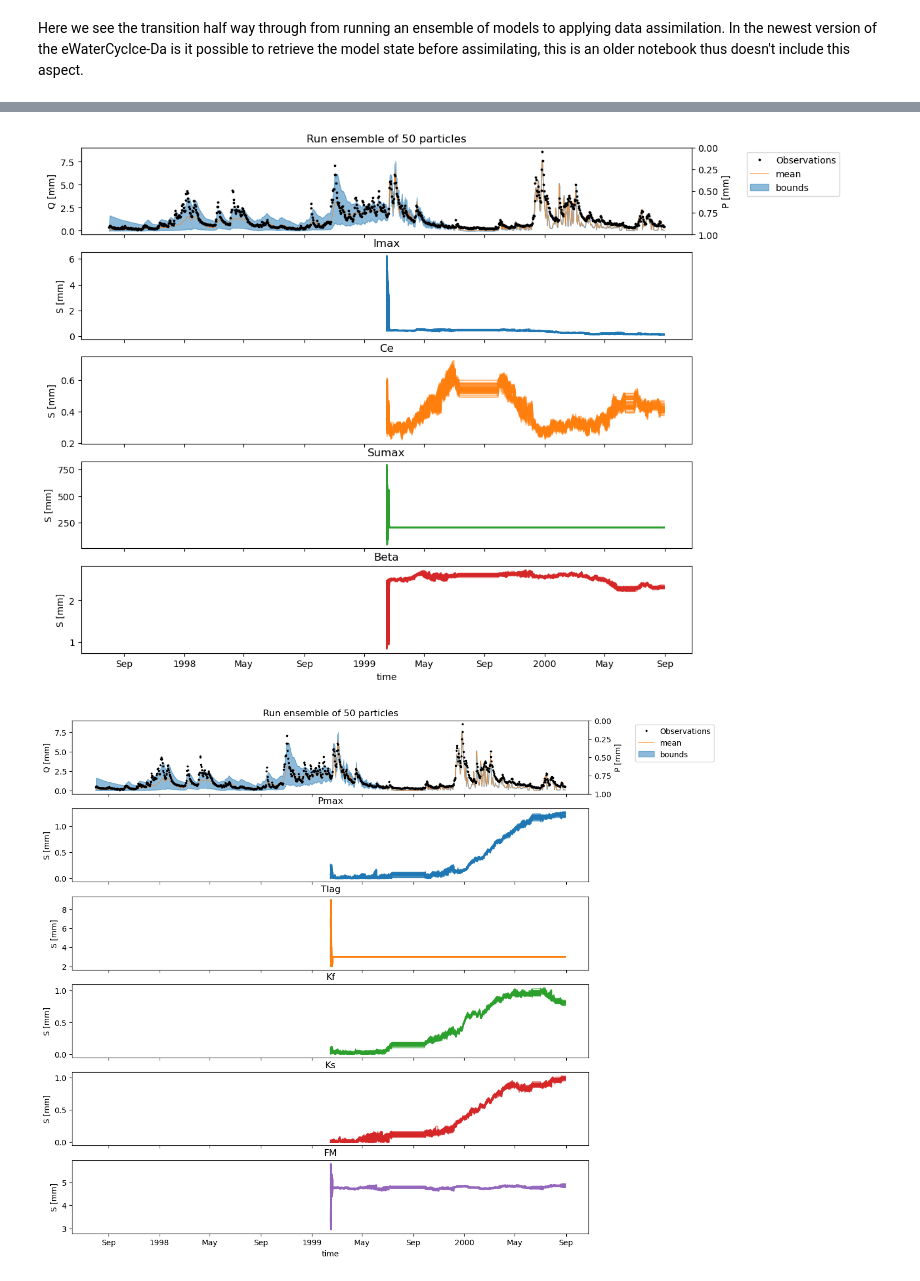
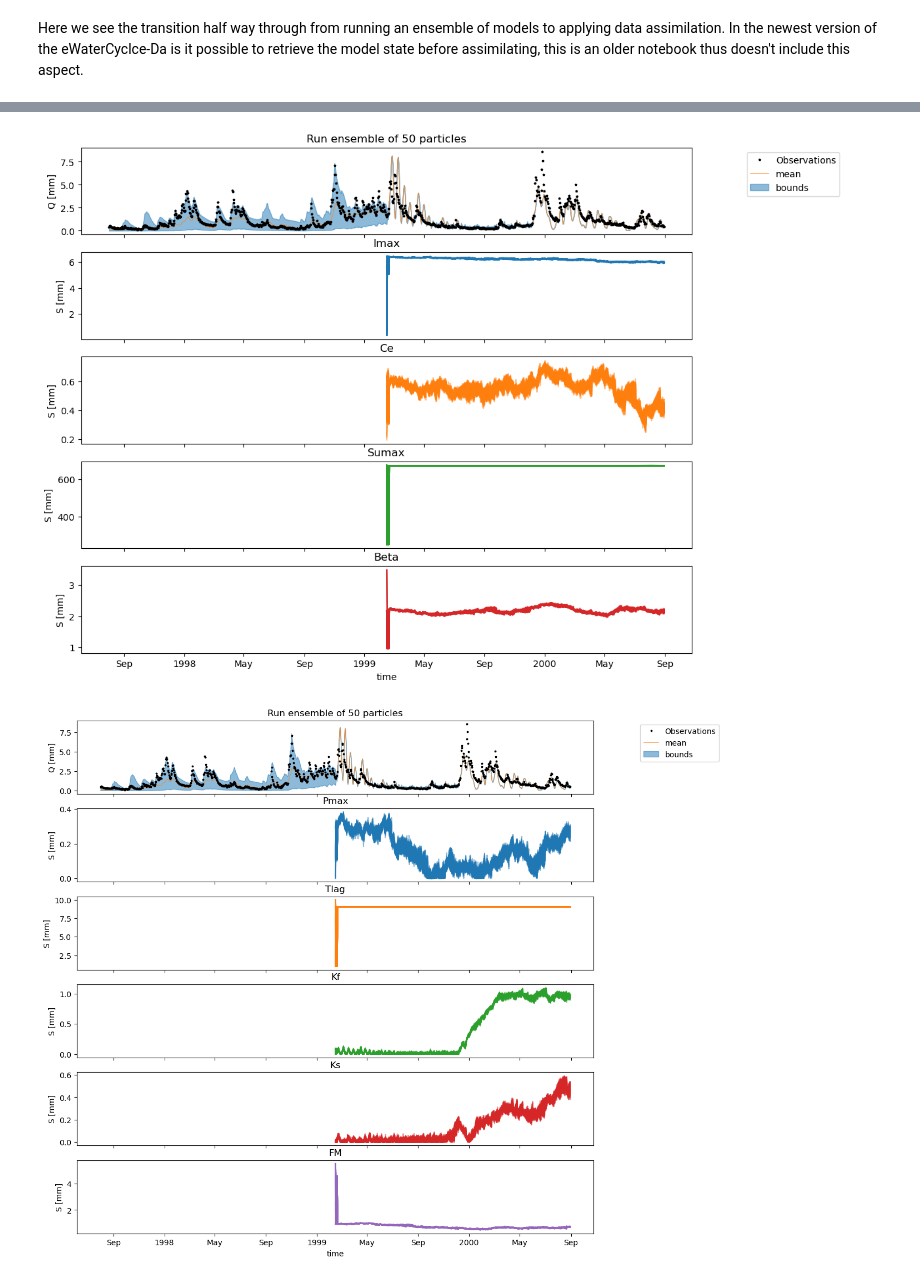
Before and after one commit to Daafip/Msc-Thesis-Notebooks, a Jupyter notebook: 2. Data assimilation on the Fly - HBV model with Particle filter.ipynb, the cells around one changed output, grey strips where cells are left out. Cells and saved outputs as stored; diff of their text form; code cells hidden in the pictures.

```diff
--- a/2. Data assimilation on the Fly - HBV model with Particle filter.ipynb
+++ b/2. Data assimilation on the Fly - HBV model with Particle filter.ipynb
@@ -126,5 +98,4 @@ ref_model = ensemble.ensemble_list[0].model
 # %%
 # testing data
-ref_model = ensemble.ensemble_list[0].model
 ds_obs_dir = forcing_path / ref_model.forcing.pr
 ds_obs = xr.load_dataset(ds_obs_dir)
@@ -158,9 +132,11 @@ for _ in tqdm(range(half_n_timesteps)):
 ### Then second half with
 # %%
 ensemble_method_name = "PF"
+lst_like_sigma = [0.0075] * 14 + [0]
 hyper_parameters = {
-               'like_sigma_weights' : 0.05,
-               'like_sigma_state_vector' : 0.01,
+               'like_sigma_weights' : 0.005,
+               'like_sigma_state_vector' : lst_like_sigma,
+               'f_n_particles': 1,
                  }
 
 state_vector_variables = "all"
@@ -296,21 +261,14 @@ param_names_1 = param_names[4:]
 # %%
 n=5
 fig, axs = plt.subplots(n,1,figsize=(12,n*2),sharex=True)
-
 ax = axs[0]
 ds_obs['Q'].sel(time=time).plot(ax=ax,lw=0,marker="*",ms=2.5,zorder=0,label="Observations",color='k')
-ax_pr = ax.twinx()
-ax_pr.invert_yaxis()
-ax_pr.set_ylabel(f"P [mm]")
 
 ax.plot(mean_ensemble,color="C1",lw=0.5,label=f"mean",zorder=-1)
 ax.fill_between(df_ensemble.index,df_ensemble.T.min(),df_ensemble.T.max(),color="C0", alpha=0.5,zorder=-10,label="bounds")
 ax.legend(bbox_to_anchor=(1.25,1))
 ax.set_ylabel("Q [mm]")
-
 ax.set_title(f"Run ensemble of {n_particles} particles");
-
-
 for i, parameter in enumerate(param_names_0):
     for j in range(n_particles):
         ds_combined[parameter].isel(EnsembleMember=j).plot(ax=axs[i+1],color=f"C{i}",alpha=0.5)
@@ -321,33 +279,26 @@ for i, parameter in enumerate(param_names_0):
 if save:
     fig.savefig(figure_path / f"ensemble_run_for__{n_particles}_particles_storages_{current_time}.png",bbox_inches="tight",dpi=400)
 # %% [output]
-[figure, old version]
+[figure, new version]
 # %%
 n=6
 fig, axs = plt.subplots(n,1,figsize=(12,n*2),sharex=True)
-
 ax = axs[0]
 ds_obs['Q'].sel(time=time).plot(ax=ax,lw=0,marker="*",ms=2.5,zorder=0,label="Observations",color='k')
-ax_pr = ax.twinx()
-ax_pr.invert_yaxis()
-ax_pr.set_ylabel(f"P [mm]")
 
 ax.plot(mean_ensemble,color="C1",lw=0.5,label=f"mean",zorder=-1)
 ax.fill_between(df_ensemble.index,df_ensemble.T.min(),df_ensemble.T.max(),color="C0", alpha=0.5,zorder=-10,label="bounds")
 ax.legend(bbox_to_anchor=(1.25,1))
 ax.set_ylabel("Q [mm]")
-
 ax.set_title(f"Run ensemble of {n_particles} particles");
-
-
 for i, parameter in enumerate(param_names_1):
     for j in range(n_particles):
         ds_combined[parameter].isel(EnsembleMember=j).plot(ax=axs[i+1],color=f"C{i}",alpha=0.5)
         axs[i+1].set_title(parameter)
 
 [ax.set_xlabel(None) for ax in axs[:-1]]
 [ax.set_ylabel("S [mm]") for ax in axs[1:]]
 if save:
     fig.savefig(figure_path / f"ensemble_run_for__{n_particles}_particles_storages_{current_time}.png",bbox_inches="tight",dpi=400)
 # %% [output]
-[figure, old version]
+[figure, new version]
```
Also changed, not shown: parts of 9 cells of this notebook, 8 other files.
